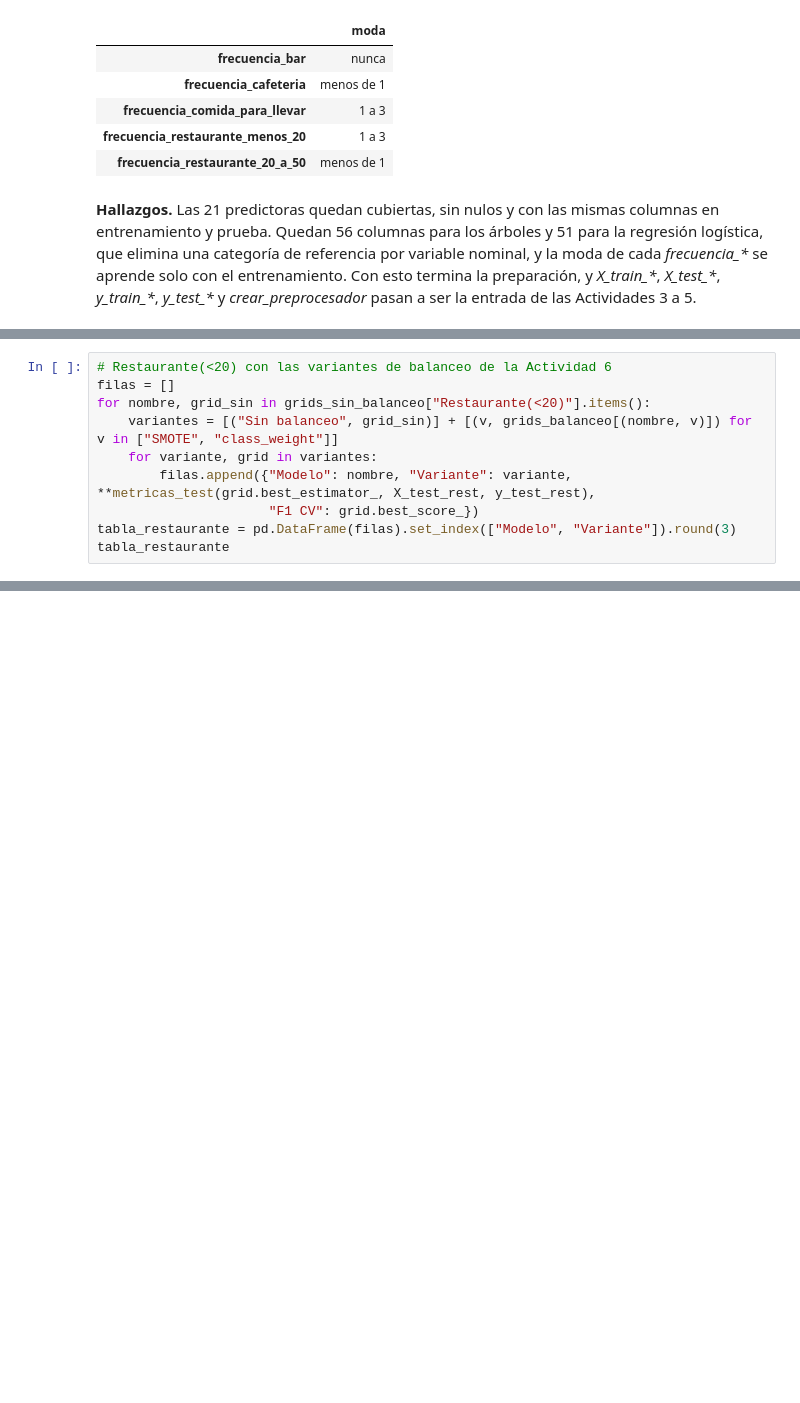
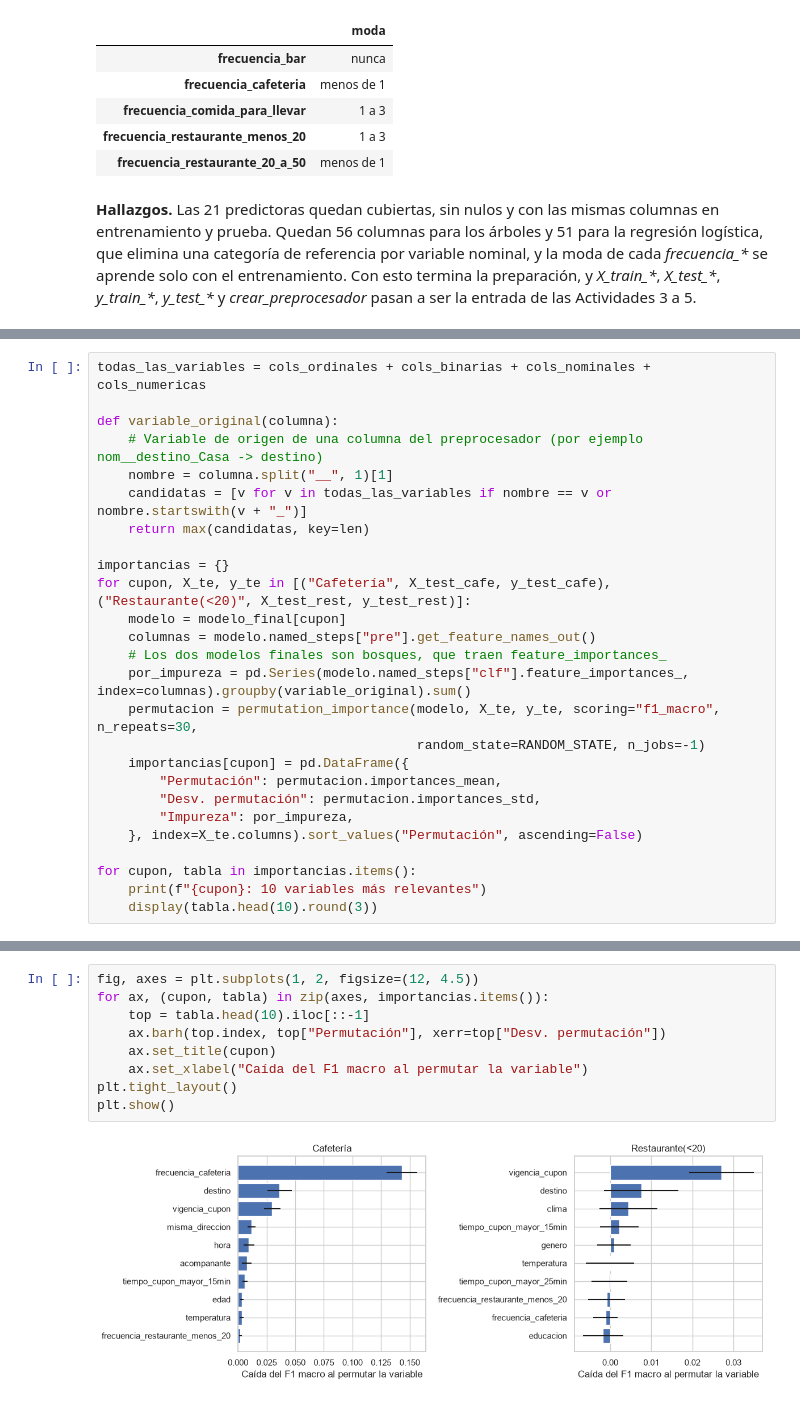
Before and after one commit to 5haiel/ISIS2611-Laboratorio3, a Jupyter notebook: sm.jimenezp1_j.trivinon.ipynb, the cells around one changed output, grey strips where cells are left out. Saved outputs shown, nothing was run; the diff lists cells and outputs as text; blank space fills up the shorter version.

Commit message:
tabla comparativa, variables relevantes, predicciones, analisis

```diff
--- a/sm.jimenezp1_j.trivinon.ipynb
+++ b/sm.jimenezp1_j.trivinon.ipynb
@@ -1181,10 +962,0 @@ tabla_comparativa
-# %%
-# Restaurante(<20) con las variantes de balanceo de la Actividad 6
-filas = []
-for nombre, grid_sin in grids_sin_balanceo["Restaurante(<20)"].items():
-    variantes = [("Sin balanceo", grid_sin)] + [(v, grids_balanceo[(nombre, v)]) for v in ["SMOTE", "class_weight"]]
-    for variante, grid in variantes:
-        filas.append({"Modelo": nombre, "Variante": variante, **metricas_test(grid.best_estimator_, X_test_rest, y_test_rest),
-                      "F1 CV": grid.best_score_})
-tabla_restaurante = pd.DataFrame(filas).set_index(["Modelo", "Variante"]).round(3)
-tabla_restaurante
@@ -1223,0 +1203,26 @@ Restaurante(<20): Random Forest (class_weight) (F1 macro en validación cruzada
+# %%
+todas_las_variables = cols_ordinales + cols_binarias + cols_nominales + cols_numericas
+
+def variable_original(columna):
+    # Variable de origen de una columna del preprocesador (por ejemplo nom__destino_Casa -> destino)
+    nombre = columna.split("__", 1)[1]
+    candidatas = [v for v in todas_las_variables if nombre == v or nombre.startswith(v + "_")]
+    return max(candidatas, key=len)
+
+importancias = {}
+for cupon, X_te, y_te in [("Cafetería", X_test_cafe, y_test_cafe), ("Restaurante(<20)", X_test_rest, y_test_rest)]:
+    modelo = modelo_final[cupon]
+    columnas = modelo.named_steps["pre"].get_feature_names_out()
+    # Los dos modelos finales son bosques, que traen feature_importances_
+    por_impureza = pd.Series(modelo.named_steps["clf"].feature_importances_, index=columnas).groupby(variable_original).sum()
+    permutacion = permutation_importance(modelo, X_te, y_te, scoring="f1_macro", n_repeats=30,
+                                         random_state=RANDOM_STATE, n_jobs=-1)
+    importancias[cupon] = pd.DataFrame({
+        "Permutación": permutacion.importances_mean,
+        "Desv. permutación": permutacion.importances_std,
+        "Impureza": por_impureza,
+    }, index=X_te.columns).sort_values("Permutación", ascending=False)
+
+for cupon, tabla in importancias.items():
+    print(f"{cupon}: 10 variables más relevantes")
+    display(tabla.head(10).round(3))
@@ -1223,0 +1254,11 @@ Restaurante(<20): Random Forest (class_weight) (F1 macro en validación cruzada
+# %%
+fig, axes = plt.subplots(1, 2, figsize=(12, 4.5))
+for ax, (cupon, tabla) in zip(axes, importancias.items()):
+    top = tabla.head(10).iloc[::-1]
+    ax.barh(top.index, top["Permutación"], xerr=top["Desv. permutación"])
+    ax.set_title(cupon)
+    ax.set_xlabel("Caída del F1 macro al permutar la variable")
+plt.tight_layout()
+plt.show()
+# %% [output]
+[figure, added]
```
Also changed, not shown: parts of 76 cells of this notebook, 1 other file.
